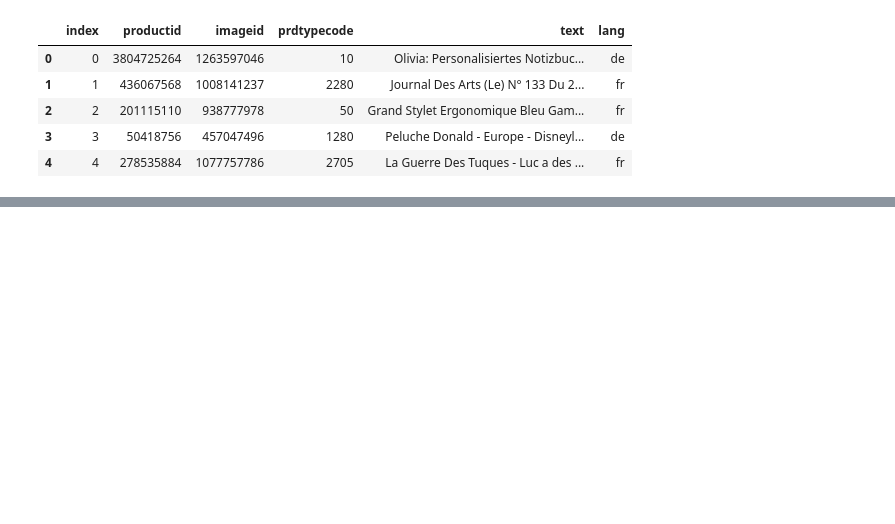
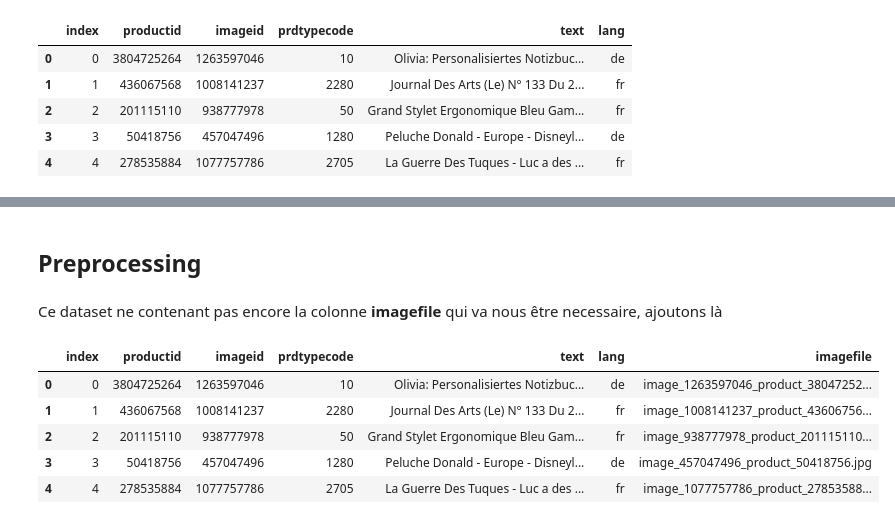
Before and after one commit to DataScientest-Studio/nov23_bds_rakuten, a Jupyter notebook: notebooks/data-modeling-images-1.ipynb, the cells around one changed output, grey strips where cells are left out. Drawn from its saved outputs; the diff is of its cells as text; code cells hidden in the pictures; blank space fills up the shorter version.

```diff
--- a/notebooks/data-modeling-images-1.ipynb
+++ b/notebooks/data-modeling-images-1.ipynb
@@ -142,4 +105,0 @@ img.shape
-# %%
-df["imagefile"] = df["prdtypecode"].astype("str") + "/image_" + df["imageid"].astype("str") \
-    + "_product_" + df["productid"].astype("str") + ".jpg"
-df.head()
@@ -345,0 +106,14 @@ Epoch 10/10
+# %% [markdown]
+## Preprocessing
+# %% [markdown]
+Ce dataset ne contenant pas encore la colonne **imagefile** qui va nous être necessaire, ajoutons là
+# %%
+df["imagefile"] = "image_" + df["imageid"].astype("str") + "_product_" + df["productid"].astype("str") + ".jpg"
+df.head()
+# %% [output]
+|  | index | productid | imageid | prdtypecode | text | lang | imagefile |
+| 0 | 0 | 3804725264 | 1263597046 | 10 | Olivia: Personalisiertes Notizbuc... | de | image_1263597046_product_38047252... |
+| 1 | 1 | 436067568 | 1008141237 | 2280 | Journal Des Arts (Le) N° 133 Du 2... | fr | image_1008141237_product_43606756... |
+| 2 | 2 | 201115110 | 938777978 | 50 | Grand Stylet Ergonomique Bleu Gam... | fr | image_938777978_product_201115110... |
+| 3 | 3 | 50418756 | 457047496 | 1280 | Peluche Donald - Europe - Disneyl... | de | image_457047496_product_50418756.jpg |
+| 4 | 4 | 278535884 | 1077757786 | 2705 | La Guerre Des Tuques - Luc a des ... | fr | image_1077757786_product_27853588... |
```
Also changed, not shown: parts of 103 cells of this notebook.
